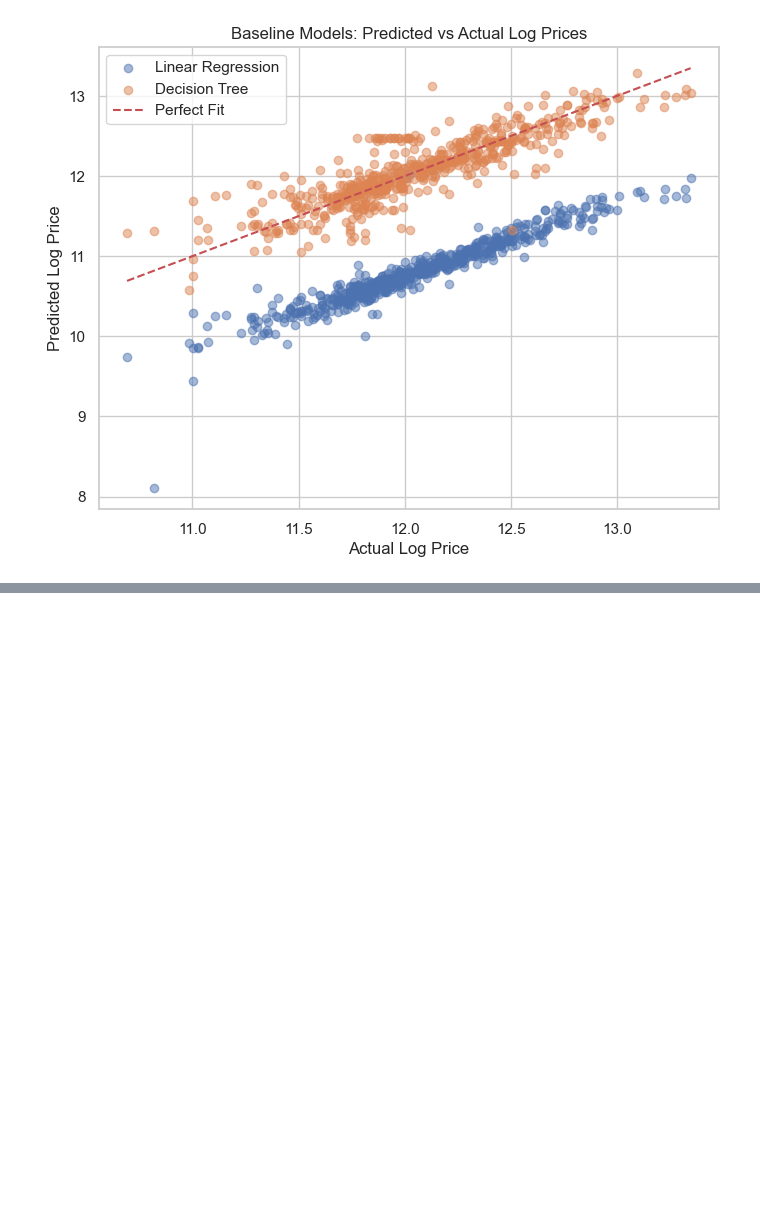
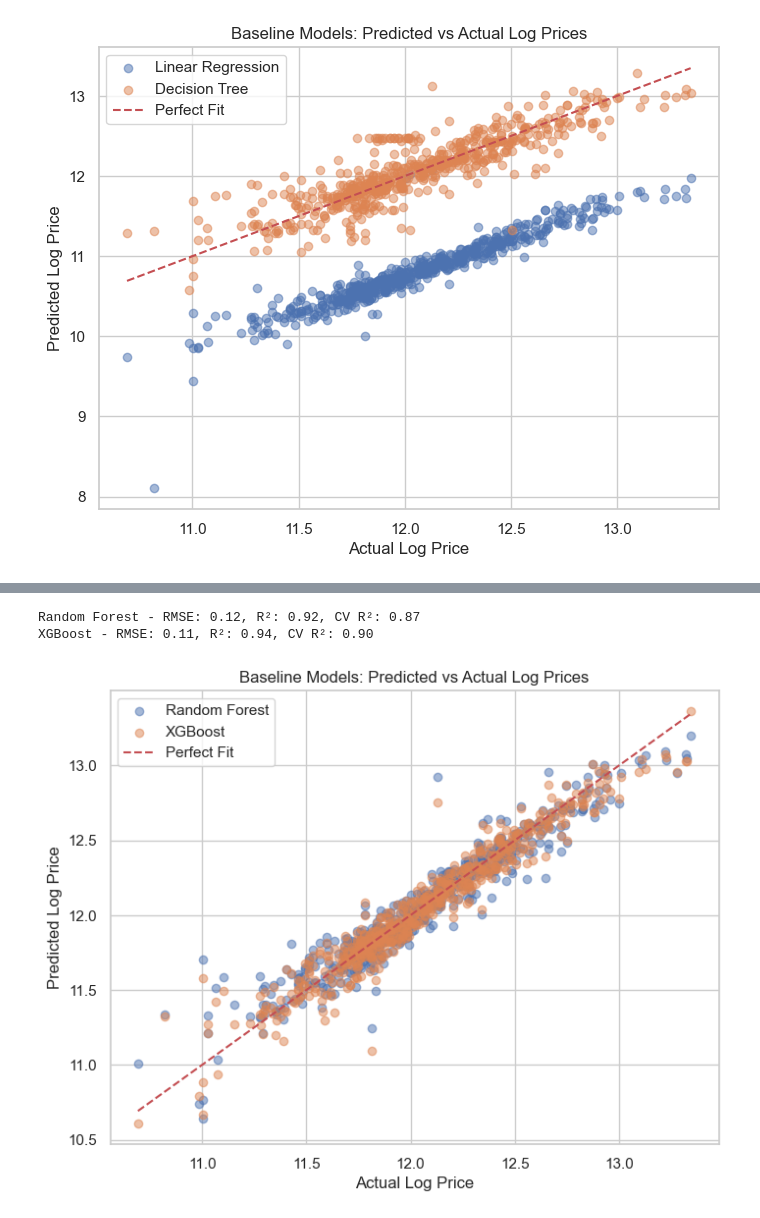
Before and after one commit to adsha27/house-price-prediction, a Jupyter notebook: notebooks/01_data_exploration/02_ames_eda.ipynb, the cells around one changed output, grey strips where cells are left out. Drawn from its saved outputs; the diff is of its cells as text; code cells hidden in the pictures; blank space fills up the shorter version.

Commit message:
Added Random Forest Regressor and Gradient Boosting(XGBoost) as baseline model to Ames dataset

```diff
--- a/notebooks/01_data_exploration/02_ames_eda.ipynb
+++ b/notebooks/01_data_exploration/02_ames_eda.ipynb
@@ -704,0 +711,37 @@ Decision Tree - RMSE: 0.22, R²: 0.73, CV R²: 0.75
+# %%
+# Random Forest Regressor (tuned)
+# max_depth=20 and min_samples_split=5 chosen to reduce overfitting observed with deeper trees (e.g., max_depth=25) and improve CV R² (previously 0.87)
+rf_model = RandomForestRegressor(random_state=42, n_estimators=200, max_depth=20, min_samples_split=5)
+rf_model.fit(X_train, y_train)
+y_pred_rf = rf_model.predict(X_test)
+rmse_rf = np.sqrt(mean_squared_error(y_test, y_pred_rf))
+r2_rf = r2_score(y_test, y_pred_rf)
+cv_rf = cross_val_score(rf_model, X_train, y_train, cv=5, scoring='r2').mean()
+print(f'Random Forest - RMSE: {rmse_rf:.2f}, R²: {r2_rf:.2f}, CV R²: {cv_rf:.2f}')
+
+# Gradient Boosting (XGBoost) (tuned)
+# learning_rate=0.03 and n_estimators=250 to refine learning (from 0.05) and compensate for slower steps, max_depth=5 to balance complexity (from 4),
+# subsample=0.8 to reduce variance based on high feature count (224) and past overfitting signs
+xgb_model = XGBRegressor(random_state=42, learning_rate=0.03, max_depth=5, n_estimators=250, subsample=0.8)
+xgb_model.fit(X_train, y_train)
+y_pred_xgb = xgb_model.predict(X_test)
+rmse_xgb = np.sqrt(mean_squared_error(y_test, y_pred_xgb))
+r2_xgb = r2_score(y_test, y_pred_xgb)
+cv_xgb = cross_val_score(xgb_model, X_train, y_train, cv=5, scoring='r2').mean()
+print(f'XGBoost - RMSE: {rmse_xgb:.2f}, R²: {r2_xgb:.2f}, CV R²: {cv_xgb:.2f}')
+
+# Visualization
+plt.figure(figsize=(8, 6))
+plt.scatter(y_test, y_pred_rf, alpha=0.5, label='Random Forest')
+plt.scatter(y_test, y_pred_xgb, alpha=0.5, label='XGBoost')
+plt.plot([y_test.min(), y_test.max()], [y_test.min(), y_test.max()], 'r--', label='Perfect Fit')
+plt.xlabel('Actual Log Price')
+plt.ylabel('Predicted Log Price')
+plt.title('Baseline Models: Predicted vs Actual Log Prices')
+plt.legend()
+plt.grid(True)
+plt.show()
+# %% [output]
+Random Forest - RMSE: 0.12, R²: 0.92, CV R²: 0.87
+XGBoost - RMSE: 0.11, R²: 0.94, CV R²: 0.90
+[figure, added]
```
Also changed, not shown: parts of 3 cells of this notebook.
